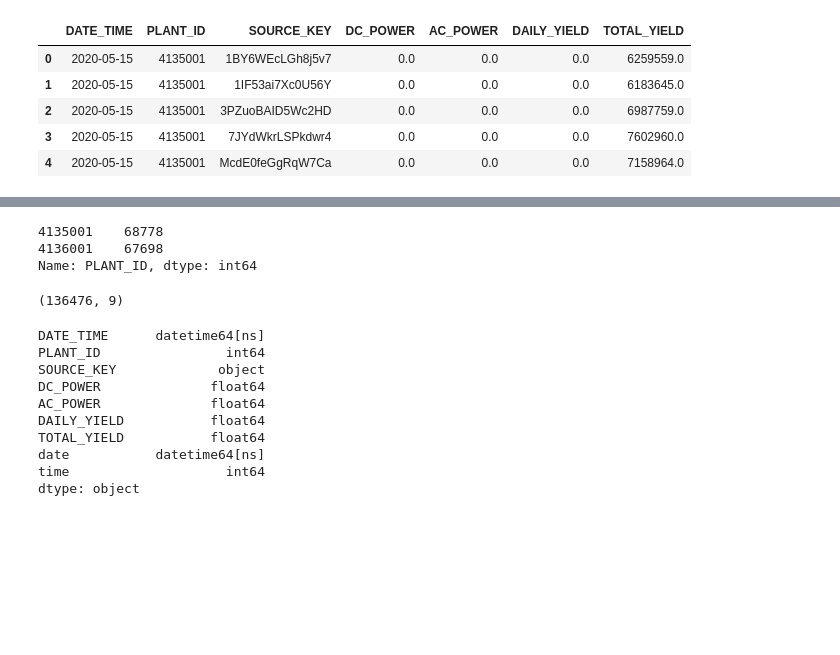
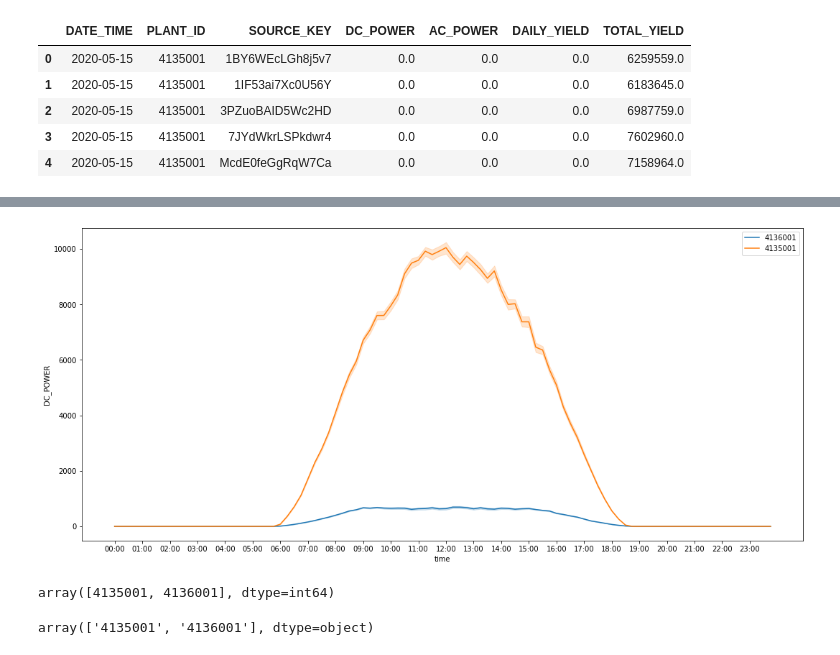
Before and after one commit to angelocandari/kag-solar-power-india, a Jupyter notebook: kag-solar-power-india.ipynb, the cells around one changed output, grey strips where cells are left out. Drawn from its saved outputs; the diff is of its cells as text; code cells hidden in the pictures; blank space fills up the shorter version.

Commit message:
new: xaxis by the hour

```diff
--- a/kag-solar-power-india.ipynb
+++ b/kag-solar-power-india.ipynb
@@ -18,2 +18,0 @@ df['date'] = pd.to_datetime(df['DATE_TIME'].dt.date)
-# %%
-df['time'] = df['DATE_TIME'].dt.hour
@@ -50,23 +19,25 @@ Name: DATE_TIME, Length: 136476, dtype: datetime64[ns]
+# %%
+## Formats date nd time
+df['date'] = pd.to_datetime(df['DATE_TIME'].dt.date)
+df['time'] = df['DATE_TIME'].dt.strftime('%H:%M')
+df['PLANT_ID'] = df.PLANT_ID.astype(str)
+# %%
+import matplotlib.dates as mdates, matplotlib as mpl;
+from matplotlib import ticker
+fig, ax = plt.subplots(figsize=(18,8))
+sns.lineplot('time', 'DC_POWER', data=df.query("PLANT_ID=='4136001'"), label = '4136001')
+sns.lineplot('time', 'DC_POWER', data=df.query("PLANT_ID=='4135001'"), label = '4135001')
+positions = np.arange(0, 96, 4)
+labels = pd.date_range("00:00", "23:45", freq="1H").strftime('%H:%M').values
+ax.xaxis.set_major_locator(ticker.FixedLocator(positions))
+ax.xaxis.set_major_formatter(ticker.FixedFormatter(labels))
+# %% [output]
+[figure, added]
 # %%
-df['PLANT_ID'].value_counts()
+df.PLANT_ID.value_counts().index.values
 # %% [output]
-4135001    68778
-4136001    67698
-Name: PLANT_ID, dtype: int64
+array([4135001, 4136001], dtype=int64)
-# %%
-df.shape
-# %% [output]
-(136476, 9)
-# %%
-df.dtypes
-# %% [output]
-DATE_TIME      datetime64[ns]
-PLANT_ID                int64
-SOURCE_KEY             object
-DC_POWER              float64
-AC_POWER              float64
-DAILY_YIELD           float64
-TOTAL_YIELD           float64
-date           datetime64[ns]
-time                    int64
-dtype: object
+# %%
+df.PLANT_ID.astype(str).value_counts().index.values
+# %% [output]
+array(['4135001', '4136001'], dtype=object)
```
Also changed, not shown: parts of 11 cells of this notebook.
